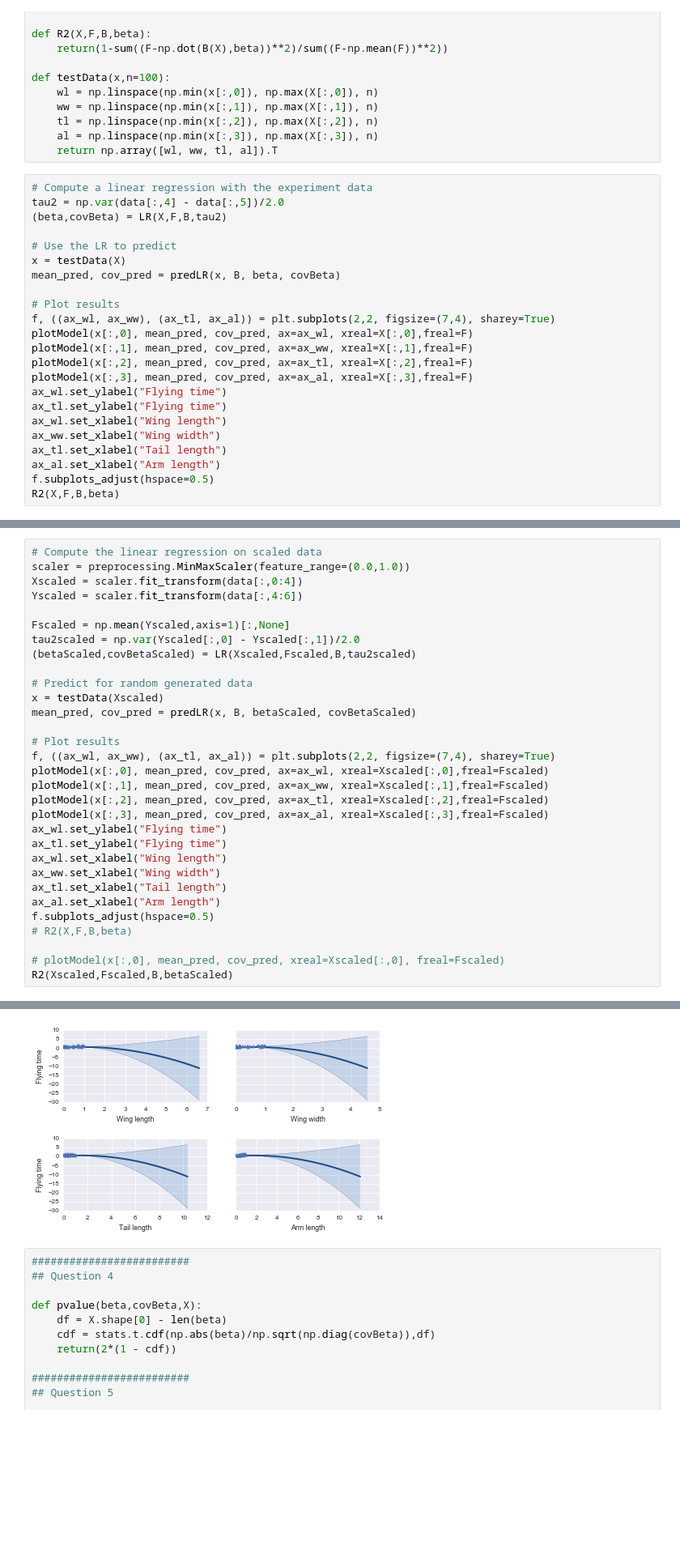
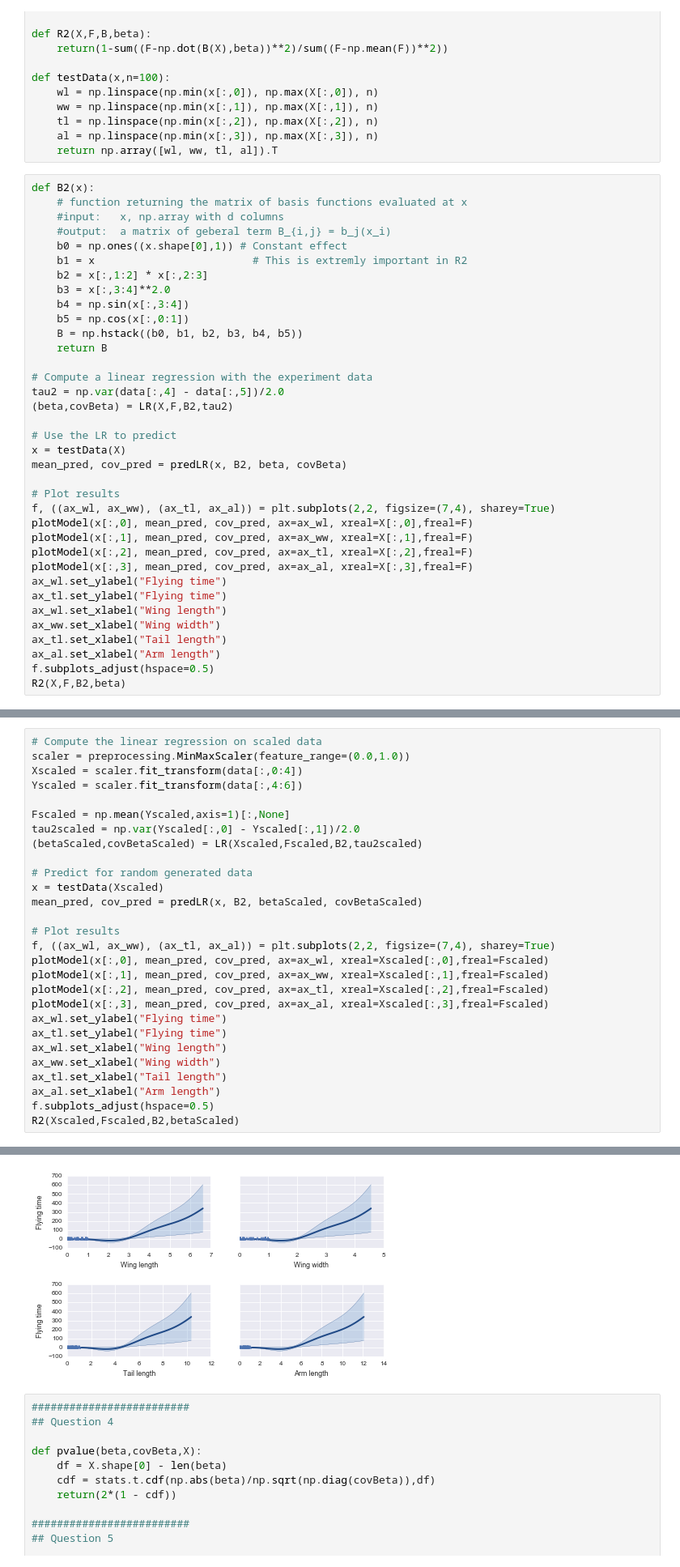
Before and after one commit to ggutierrez/SMFO, a Jupyter notebook: lab1/Lab1LinearRegression.ipynb, the cells around one changed output, grey strips where cells are left out. Shown at 81% size. Saved outputs shown, nothing was run; the diff lists cells and outputs as text; blank space fills up the shorter version.

Commit message:
Better r2 with sin and cos basis functions

```diff
--- a/lab1/Lab1LinearRegression.ipynb
+++ b/lab1/Lab1LinearRegression.ipynb
@@ -214,13 +214,26 @@ def testData(x,n=100):
     al = np.linspace(np.min(x[:,3]), np.max(X[:,3]), n)
     return np.array([wl, ww, tl, al]).T
 # %%
+def B2(x):
+    # function returning the matrix of basis functions evaluated at x
+    #input:	  x, np.array with d columns
+    #output:  a matrix of geberal term B_{i,j} = b_j(x_i)
+    b0 = np.ones((x.shape[0],1)) # Constant effect
+    b1 = x                         # This is extremly important in R2
+    b2 = x[:,1:2] * x[:,2:3]
+    b3 = x[:,3:4]**2.0
+    b4 = np.sin(x[:,3:4])
+    b5 = np.cos(x[:,0:1])
+    B = np.hstack((b0, b1, b2, b3, b4, b5))
+    return B
+
 # Compute a linear regression with the experiment data
 tau2 = np.var(data[:,4] - data[:,5])/2.0
-(beta,covBeta) = LR(X,F,B,tau2)
+(beta,covBeta) = LR(X,F,B2,tau2)
 
 # Use the LR to predict
 x = testData(X)
-mean_pred, cov_pred = predLR(x, B, beta, covBeta)
+mean_pred, cov_pred = predLR(x, B2, beta, covBeta)
 
 # Plot results
 f, ((ax_wl, ax_ww), (ax_tl, ax_al)) = plt.subplots(2,2, figsize=(7,4), sharey=True)
@@ -235,5 +248,5 @@ ax_ww.set_xlabel("Wing width")
 ax_tl.set_xlabel("Tail length")
 ax_al.set_xlabel("Arm length")
 f.subplots_adjust(hspace=0.5)
-R2(X,F,B,beta)
+R2(X,F,B2,beta)
 # %% [output]
@@ -247,11 +260,11 @@ Yscaled = scaler.fit_transform(data[:,4:6])
 
 Fscaled = np.mean(Yscaled,axis=1)[:,None]
 tau2scaled = np.var(Yscaled[:,0] - Yscaled[:,1])/2.0
-(betaScaled,covBetaScaled) = LR(Xscaled,Fscaled,B,tau2scaled)
+(betaScaled,covBetaScaled) = LR(Xscaled,Fscaled,B2,tau2scaled)
 
 # Predict for random generated data
 x = testData(Xscaled)
-mean_pred, cov_pred = predLR(x, B, betaScaled, covBetaScaled)
+mean_pred, cov_pred = predLR(x, B2, betaScaled, covBetaScaled)
 
 # Plot results
 f, ((ax_wl, ax_ww), (ax_tl, ax_al)) = plt.subplots(2,2, figsize=(7,4), sharey=True)
@@ -266,8 +279,5 @@ ax_ww.set_xlabel("Wing width")
 ax_tl.set_xlabel("Tail length")
 ax_al.set_xlabel("Arm length")
 f.subplots_adjust(hspace=0.5)
-# R2(X,F,B,beta)
-
-# plotModel(x[:,0], mean_pred, cov_pred, xreal=Xscaled[:,0], freal=Fscaled)
-R2(Xscaled,Fscaled,B,betaScaled)
+R2(Xscaled,Fscaled,B2,betaScaled)
 # %% [output]
@@ -275,4 +285,4 @@ R2(Xscaled,Fscaled,B,betaScaled)
-[figure, old version]
+[figure, new version]
 # %%
 #########################
 ## Question 4
```
Also changed, not shown: parts of 2 cells of this notebook, 1 other file.
